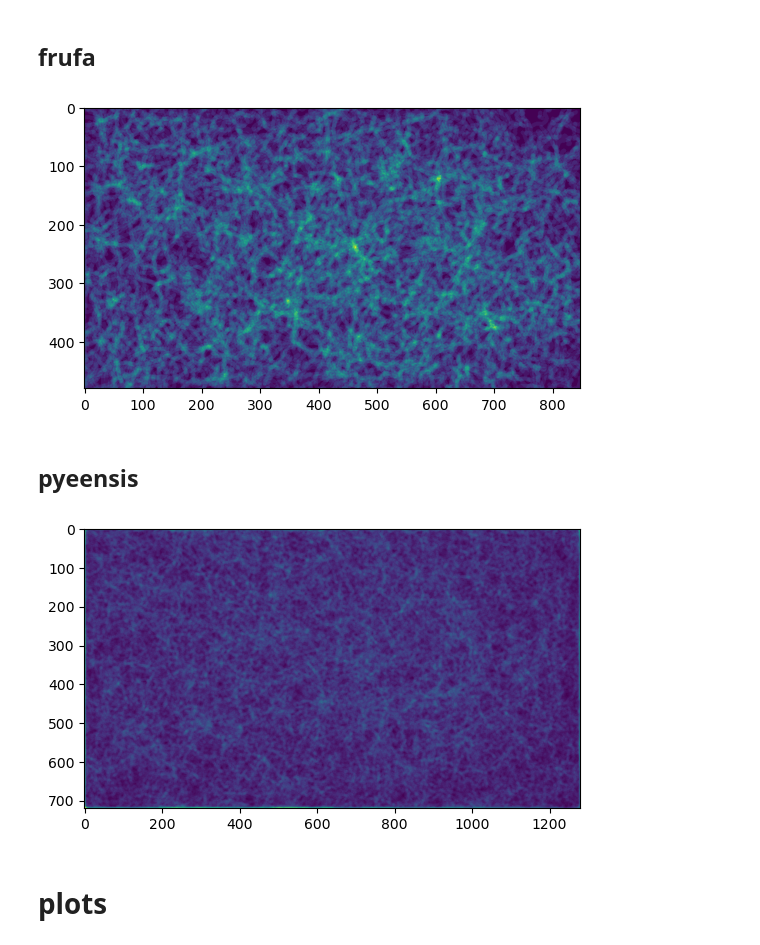
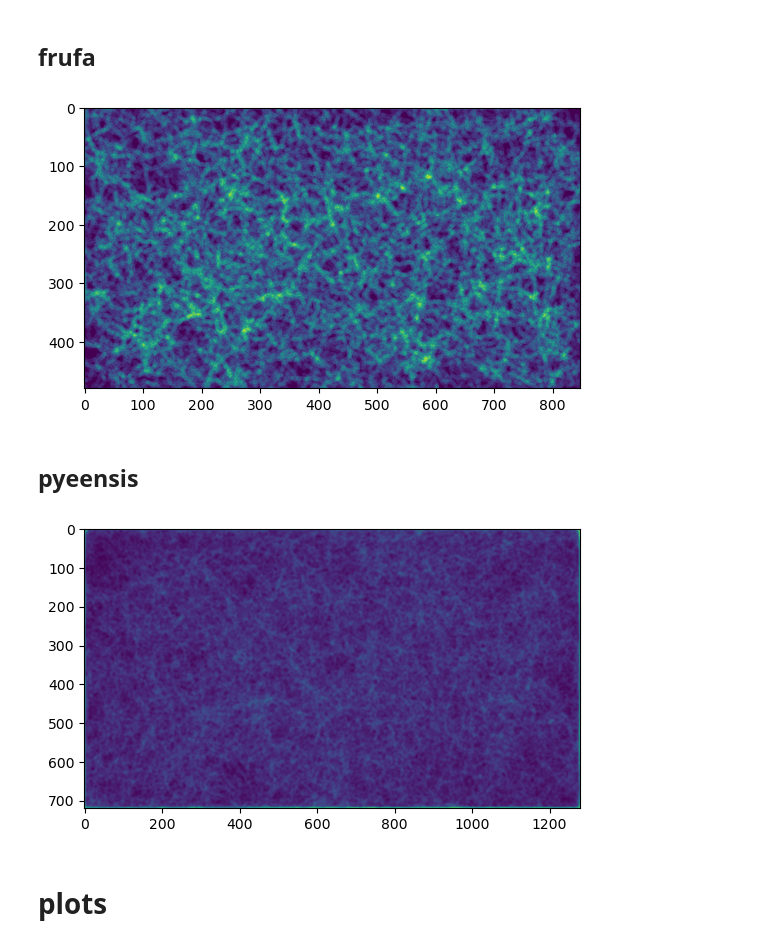
Before and after one commit to Shamaich1337/NMOT, a Jupyter notebook: notebooks/soi.ipynb, the cells around one changed output. Drawn from its saved outputs; the diff is of its cells as text; code cells hidden in the pictures.

```diff
--- a/notebooks/soi.ipynb
+++ b/notebooks/soi.ipynb
@@ -18,7 +18,7 @@ import gc
 # %% [markdown]
 # def
 # %%
-def calc_soi(canvas, frame_shape, high_frame_threshold, low_frame_threshold, df, thickness):
+def calc_soi(canvas, frame_shape, high_frame_threshold, low_frame_threshold, df, thickness, instersection_threshold=2):
 
     canvas_threshold = np.zeros(frame_shape, dtype=np.uint16)
     tracks2draw = df.loc[(df['frame']<high_frame_threshold)&
@@ -49,7 +49,7 @@ def calc_soi(canvas, frame_shape, high_frame_threshold, low_frame_threshold, df,
 
     canvas += canvas_threshold
     union_mask = canvas > 0 # маска покрытия треками
-    intersection_mask = canvas > 1 # маска покрытия хотябы 2-мя треками
+    intersection_mask = canvas >= instersection_threshold # маска покрытия хотябы 2-мя треками (если instersection_threshold=2)
     soi_area = intersection_mask.sum() / union_mask.sum()
 
     intersection_count = canvas - union_mask
@@ -176,6 +176,7 @@ dir_path = Path(fr'../data/pyeensis')
 files = list(dir_path.glob("*.csv"))
 pbar = tqdm(files)
 result = []
+instersection_threshold=5
 for file_path in pbar:
 
     pbar.set_description(f"Processing {file_path.name}")
@@ -194,7 +195,8 @@ for file_path in pbar:
                                                             high_thr,
                                                             low_thr,
                                                             df_test,
-                                                            thickness=thickness)
+                                                            thickness=thickness,
+                                                            instersection_threshold=instersection_threshold)
 
 
             low_thr = high_thr
@@ -212,7 +214,7 @@ for file_path in pbar:
         continue
 
 df_lk_pyeensis_soi = pd.DataFrame(result)
-df_lk_pyeensis_soi.to_pickle(f'../data/artifacts/knn_lk_pyeensis_soi_fix.pkl')
+df_lk_pyeensis_soi.to_pickle(f'../data/artifacts/soi_artifacts/knn_lk_pyeensis_soi_thresh{instersection_threshold}.pkl')
 # %%
 plt.imshow(canvas)
 plt.savefig('../data/artifacts/pyeensis_lk_canvas.png')
@@ -228,6 +230,7 @@ dir_path = Path(fr'../data/frufa')
 files = list(dir_path.glob("*.csv"))
 pbar = tqdm(files)
 result = []
+instersection_threshold = 5
 for file_path in pbar:
 
     pbar.set_description(f"Processing {file_path.name}")
@@ -246,7 +249,8 @@ for file_path in pbar:
                                                             high_thr,
                                                             low_thr,
                                                             df_test,
-                                                            thickness=thickness)
+                                                            thickness=thickness,
+                                                            instersection_threshold=instersection_threshold)
 
 
             low_thr = high_thr
@@ -264,7 +268,7 @@ for file_path in pbar:
         continue
 
 df_lk_frufa_soi = pd.DataFrame(result)
-df_lk_frufa_soi.to_pickle(f'../data/artifacts/knn_lk_frufa_soi_fix.pkl')
+df_lk_frufa_soi.to_pickle(f'../data/artifacts/soi_artifacts/knn_lk_frufa_soi_thresh{instersection_threshold}.pkl')
 # %%
 plt.imshow(canvas)
 plt.savefig('../data/artifacts/frufa_lk_canvas.png')
@@ -387,10 +282,11 @@ df_synth_frufa_soi.to_pickle(f'../data/artifacts/synth_frufa_soi_fix.pkl')
 frame_shape = (480, 848)
 thickness = 5
 start_frame = 30
-dir_path = Path(fr'../data/synth_species_collision/frufa')
+dir_path = Path(fr'../data/synth_species_collision/frufa_lk')
 files = list(dir_path.glob("*.csv"))
 pbar = tqdm(files)
 result = []
+instersection_threshold=5
 for file_path in pbar:
 
     pbar.set_description(f"Processing {file_path.name}")
@@ -409,7 +305,8 @@ for file_path in pbar:
                                                             high_thr,
                                                             low_thr,
                                                             df_test,
-                                                            thickness=thickness)
+                                                            thickness=thickness,
+                                                            instersection_threshold=instersection_threshold)
 
 
             low_thr = high_thr
@@ -428,12 +325,12 @@ for file_path in pbar:
         continue
 
 df_synth_frufa_soi = pd.DataFrame(result)
-df_synth_frufa_soi.to_pickle(f'../data/artifacts/synth_collision_frufa_soi_fix.pkl')
+df_synth_frufa_soi.to_pickle(f'../data/artifacts/soi_artifacts/synth_collision_frufa_lk_soi_thresh{instersection_threshold}.pkl')
 # %%
-# plt.imshow(canvas)
-# plt.savefig('../data/artifacts/frufa_synth_collision_canvas.png')
+plt.imshow(canvas)
+plt.savefig('../data/artifacts/canvas/frufa_lk_synth_collision_canvas.png')
 # %% [output]
-[figure, old version]
+[figure, new version]
 # %% [markdown]
 ## pyeensis
 # %%
@@ -487,8 +386,8 @@ df_synth_pyeensis_soi = pd.DataFrame(result)
 # %%
-# plt.imshow(canvas)
-# plt.savefig('../data/artifacts/pyeensis_synth_collision_canvas.png')
+plt.imshow(canvas)
+plt.savefig('../data/artifacts/canvas/pyeensis_lk_synth_collision_canvas.png')
 # %% [output]
-[figure, old version]
+[figure, new version]
 # %% [markdown]
 # plots
 # %%
```
Also changed, not shown: parts of 16 cells of this notebook, 13 other files.
